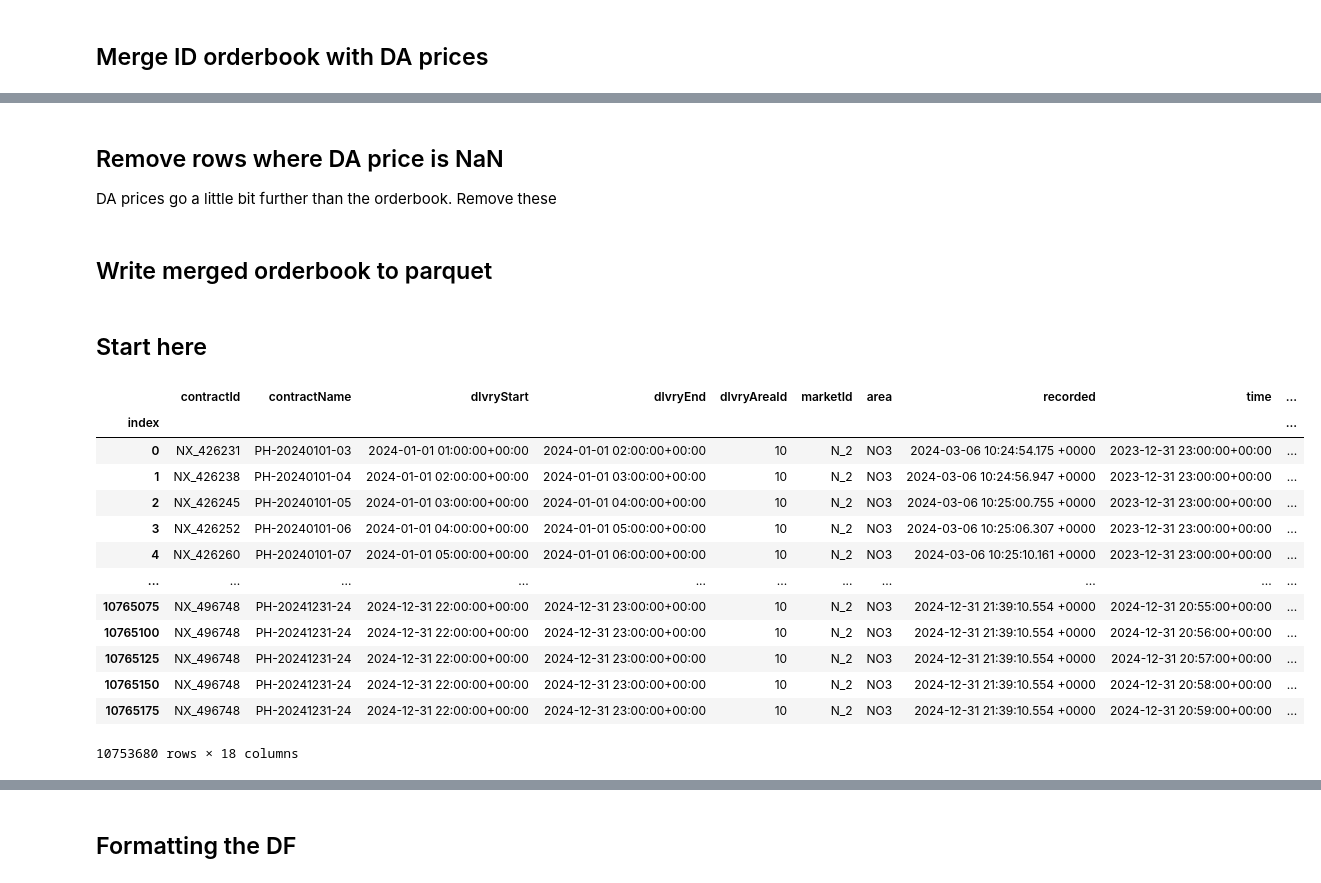
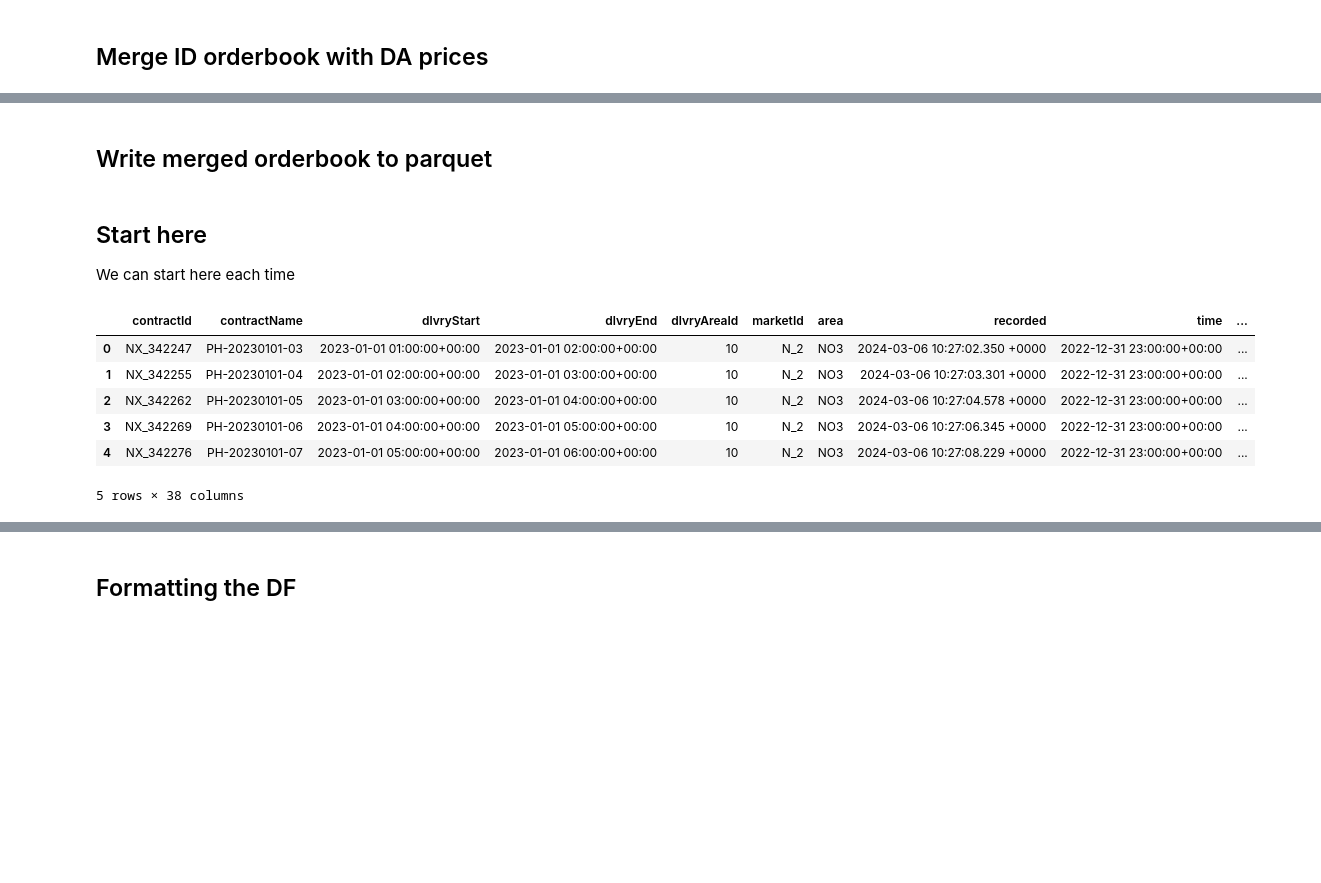
Before and after one commit to axelandreassen/Forecasting-ID-prices, a Jupyter notebook: DataPrep.ipynb, the cells around one changed output, grey strips where cells are left out. Saved outputs shown, nothing was run; the diff lists cells and outputs as text; code cells hidden in the pictures; blank space fills up the shorter version.

```diff
--- a/DataPrep.ipynb
+++ b/DataPrep.ipynb
@@ -136,3 +180,0 @@ df
-# %% [markdown]
-## Remove rows where DA price is NaN
-DA prices go a little bit further than the orderbook. Remove these
@@ -144,24 +184,18 @@ df = df.dropna(subset=['NO3 Price (EUR)'])
 df.to_parquet('Data/merged_orderbook.parquet')
 # %% [markdown]
 ## Start here
+We can start here each time
 # %%
 df = pd.read_parquet('Data/merged_orderbook.parquet')
 # %%
-df
+df.head(5)
 # %% [output]
 |  | contractId | contractName | dlvryStart | dlvryEnd | dlvryAreaId | marketId | area | recorded | time | ... |
-| index |  |  |  |  |  |  |  |  |  | ... |
-| 0 | NX_426231 | PH-20240101-03 | 2024-01-01 01:00:00+00:00 | 2024-01-01 02:00:00+00:00 | 10 | N_2 | NO3 | 2024-03-06 10:24:54.175 +0000 | 2023-12-31 23:00:00+00:00 | ... |
-| 1 | NX_426238 | PH-20240101-04 | 2024-01-01 02:00:00+00:00 | 2024-01-01 03:00:00+00:00 | 10 | N_2 | NO3 | 2024-03-06 10:24:56.947 +0000 | 2023-12-31 23:00:00+00:00 | ... |
-| 2 | NX_426245 | PH-20240101-05 | 2024-01-01 03:00:00+00:00 | 2024-01-01 04:00:00+00:00 | 10 | N_2 | NO3 | 2024-03-06 10:25:00.755 +0000 | 2023-12-31 23:00:00+00:00 | ... |
-| 3 | NX_426252 | PH-20240101-06 | 2024-01-01 04:00:00+00:00 | 2024-01-01 05:00:00+00:00 | 10 | N_2 | NO3 | 2024-03-06 10:25:06.307 +0000 | 2023-12-31 23:00:00+00:00 | ... |
-| 4 | NX_426260 | PH-20240101-07 | 2024-01-01 05:00:00+00:00 | 2024-01-01 06:00:00+00:00 | 10 | N_2 | NO3 | 2024-03-06 10:25:10.161 +0000 | 2023-12-31 23:00:00+00:00 | ... |
-| ... | ... | ... | ... | ... | ... | ... | ... | ... | ... | ... |
-| 10765075 | NX_496748 | PH-20241231-24 | 2024-12-31 22:00:00+00:00 | 2024-12-31 23:00:00+00:00 | 10 | N_2 | NO3 | 2024-12-31 21:39:10.554 +0000 | 2024-12-31 20:55:00+00:00 | ... |
-| 10765100 | NX_496748 | PH-20241231-24 | 2024-12-31 22:00:00+00:00 | 2024-12-31 23:00:00+00:00 | 10 | N_2 | NO3 | 2024-12-31 21:39:10.554 +0000 | 2024-12-31 20:56:00+00:00 | ... |
-| 10765125 | NX_496748 | PH-20241231-24 | 2024-12-31 22:00:00+00:00 | 2024-12-31 23:00:00+00:00 | 10 | N_2 | NO3 | 2024-12-31 21:39:10.554 +0000 | 2024-12-31 20:57:00+00:00 | ... |
-| 10765150 | NX_496748 | PH-20241231-24 | 2024-12-31 22:00:00+00:00 | 2024-12-31 23:00:00+00:00 | 10 | N_2 | NO3 | 2024-12-31 21:39:10.554 +0000 | 2024-12-31 20:58:00+00:00 | ... |
-| 10765175 | NX_496748 | PH-20241231-24 | 2024-12-31 22:00:00+00:00 | 2024-12-31 23:00:00+00:00 | 10 | N_2 | NO3 | 2024-12-31 21:39:10.554 +0000 | 2024-12-31 20:59:00+00:00 | ... |
+| 0 | NX_342247 | PH-20230101-03 | 2023-01-01 01:00:00+00:00 | 2023-01-01 02:00:00+00:00 | 10 | N_2 | NO3 | 2024-03-06 10:27:02.350 +0000 | 2022-12-31 23:00:00+00:00 | ... |
+| 1 | NX_342255 | PH-20230101-04 | 2023-01-01 02:00:00+00:00 | 2023-01-01 03:00:00+00:00 | 10 | N_2 | NO3 | 2024-03-06 10:27:03.301 +0000 | 2022-12-31 23:00:00+00:00 | ... |
+| 2 | NX_342262 | PH-20230101-05 | 2023-01-01 03:00:00+00:00 | 2023-01-01 04:00:00+00:00 | 10 | N_2 | NO3 | 2024-03-06 10:27:04.578 +0000 | 2022-12-31 23:00:00+00:00 | ... |
+| 3 | NX_342269 | PH-20230101-06 | 2023-01-01 04:00:00+00:00 | 2023-01-01 05:00:00+00:00 | 10 | N_2 | NO3 | 2024-03-06 10:27:06.345 +0000 | 2022-12-31 23:00:00+00:00 | ... |
+| 4 | NX_342276 | PH-20230101-07 | 2023-01-01 05:00:00+00:00 | 2023-01-01 06:00:00+00:00 | 10 | N_2 | NO3 | 2024-03-06 10:27:08.229 +0000 | 2022-12-31 23:00:00+00:00 | ... |
-10753680 rows × 18 columns
+5 rows × 38 columns
 # %%
 df.dtypes
```
Also changed, not shown: parts of 70 cells of this notebook.
